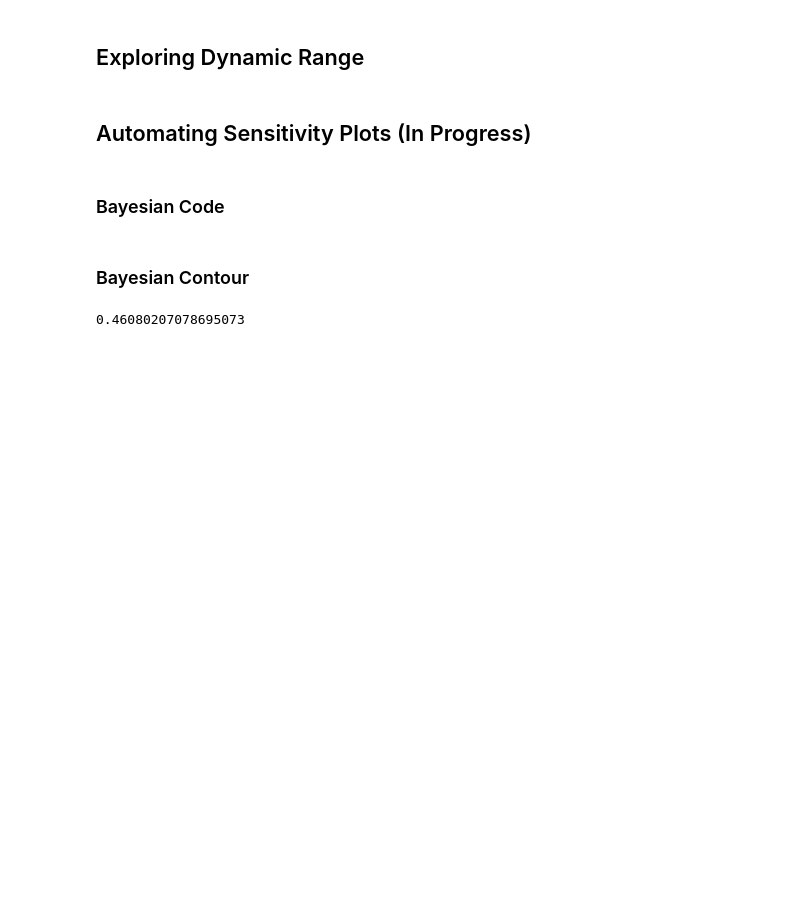
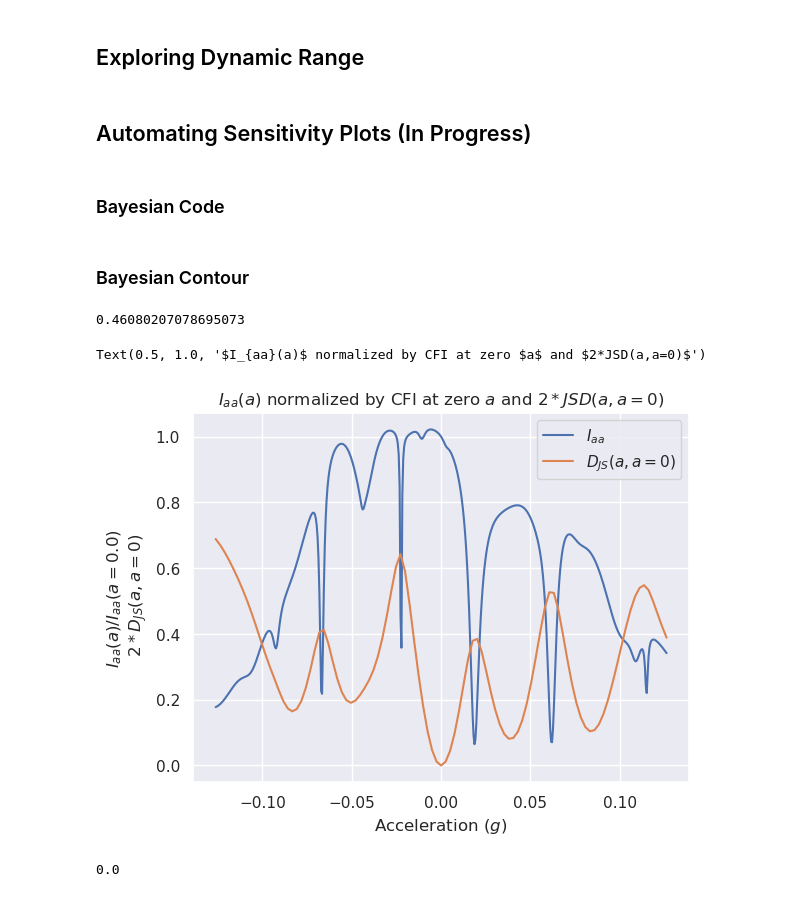
Before and after one commit to rootware/lattice_evolution, a Jupyter notebook: Python/JSD Plots.ipynb, the cells around one changed output. Saved outputs shown, nothing was run; the diff lists cells and outputs as text; code cells hidden in the pictures; blank space fills up the shorter version.

```diff
--- a/Python/JSD Plots.ipynb
+++ b/Python/JSD Plots.ipynb
@@ -682,3 +698,20 @@ T**2/(4*np.pi)
 2*np.pi/( (32*np.pi/11.5)**2)*accUnit/g
 # %% [output]
 0.46080207078695073
+# %%
+cfi_data = np.loadtxt("../testing_cfi/test.txt")
+cfi_data  = cfi_data[ np.lexsort((cfi_data[:,1],cfi_data[:,0])) ]
+# %%
+plt.plot(cfi_data[:,2]*(accUnit/g), cfi_data[:,4]/cfi_data[250,4], label="$I_{aa}$")
+plt.plot(AList*Units.accUnit/Units.g, 2*JSDivergenceMatrix[50,:], label="$D_{JS}(a,a=0)$")
+plt.ylabel("$I_{aa}(a)/I_{aa}(a=0.0)$\n $2*D_{JS}(a,a=0)$")
+plt.xlabel("Acceleration $(g)$")
+plt.legend()
+plt.title("$I_{aa}(a)$ normalized by CFI at zero $a$ and $2*JSD(a,a=0)$")
+# %% [output]
+Text(0.5, 1.0, '$I_{aa}(a)$ normalized by CFI at zero $a$ and $2*JSD(a,a=0)$')
+[figure, added]
+# %%
+cfi_data[250,2]
+# %% [output]
+0.0
```
Also changed, not shown: parts of 10 cells of this notebook, 4 other files.
